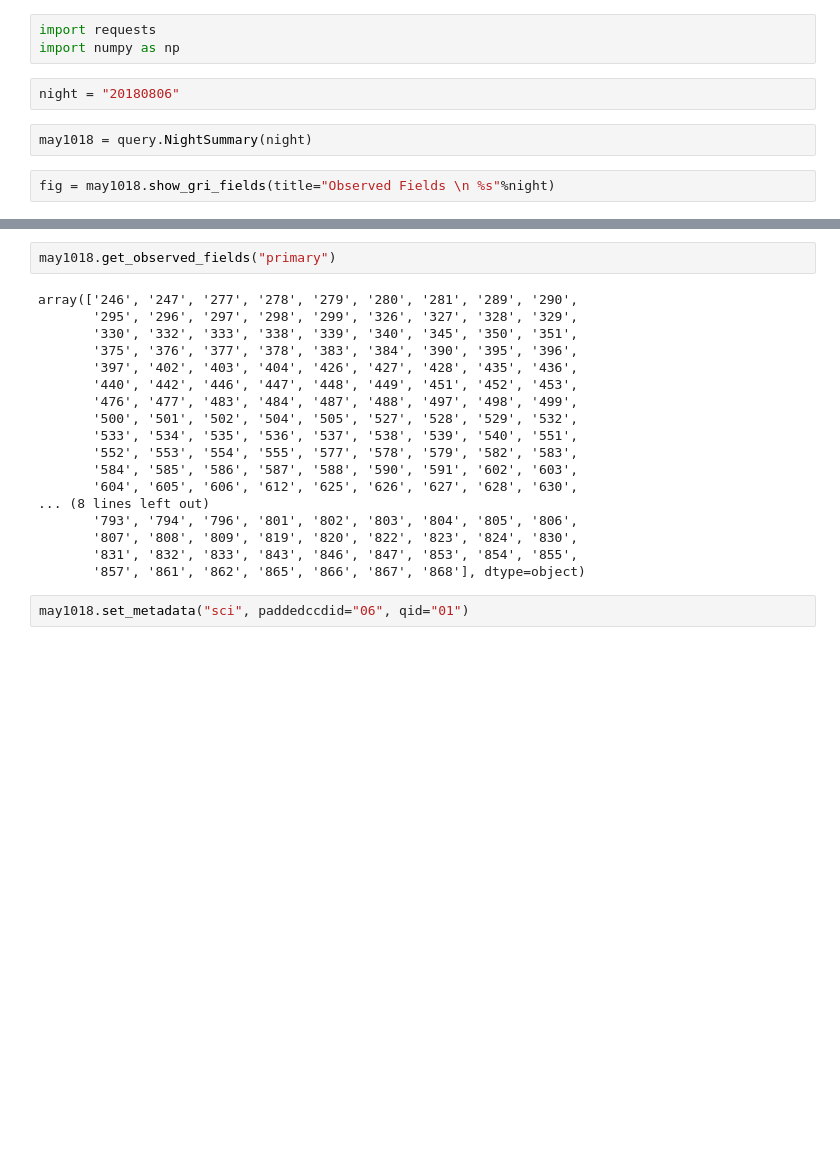
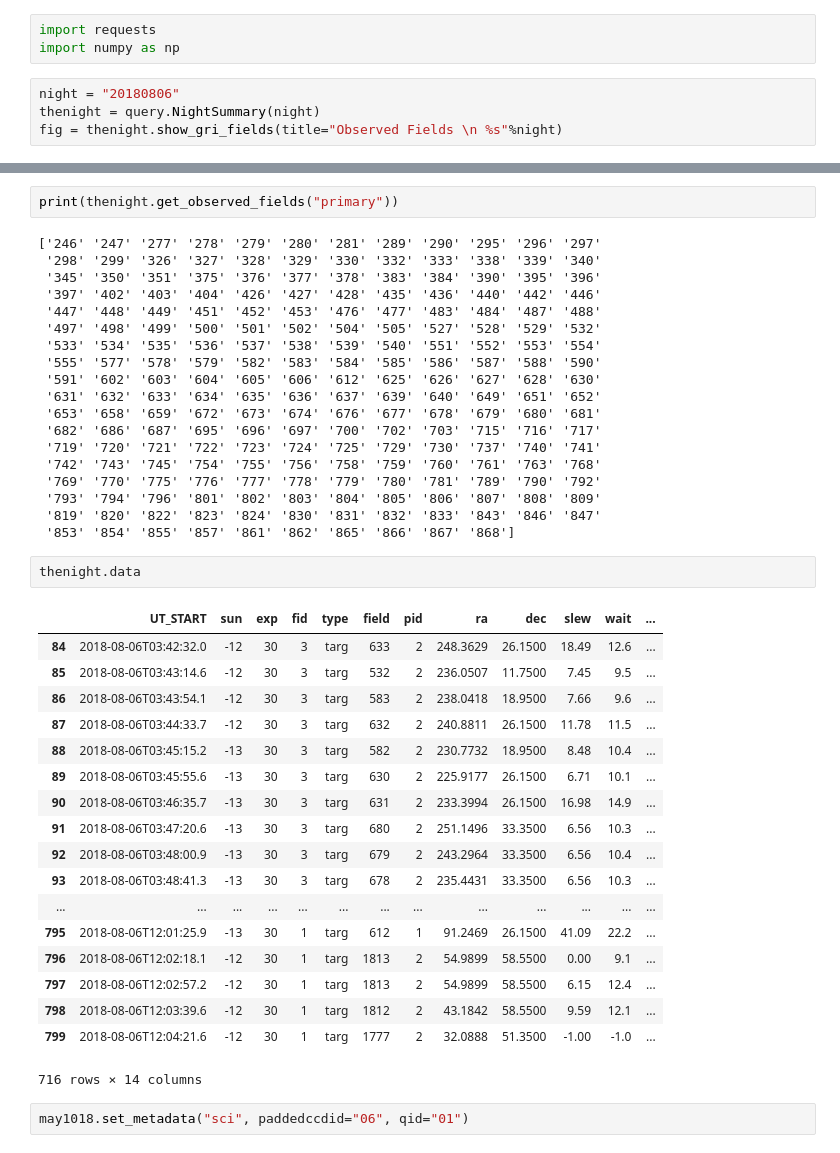
Before and after one commit to MickaelRigault/ztfquery, a Jupyter notebook: notebooks/NightObservation.ipynb, the cells around one changed output, grey strips where cells are left out. Drawn from its saved outputs; the diff is of its cells as text; blank space fills up the shorter version.

```diff
--- a/notebooks/NightObservation.ipynb
+++ b/notebooks/NightObservation.ipynb
@@ -5,35 +5,55 @@ from ztfquery import query
 # %%
 import requests
 import numpy as np
-# %%
-night = "20180806"
-# %%
-may1018 = query.NightSummary(night)
 # %%
-fig = may1018.show_gri_fields(title="Observed Fields \n %s"%night)
+night = "20180806"
+thenight = query.NightSummary(night)
+fig = thenight.show_gri_fields(title="Observed Fields \n %s"%night)
 # %% [output]
 [interactive output not drawn]
 [interactive output not drawn]
 # %%
-may1018.get_observed_fields("primary")
+print(thenight.get_observed_fields("primary"))
 # %% [output]
-array(['246', '247', '277', '278', '279', '280', '281', '289', '290',
-       '295', '296', '297', '298', '299', '326', '327', '328', '329',
-       '330', '332', '333', '338', '339', '340', '345', '350', '351',
-       '375', '376', '377', '378', '383', '384', '390', '395', '396',
-       '397', '402', '403', '404', '426', '427', '428', '435', '436',
-       '440', '442', '446', '447', '448', '449', '451', '452', '453',
-       '476', '477', '483', '484', '487', '488', '497', '498', '499',
-       '500', '501', '502', '504', '505', '527', '528', '529', '532',
-       '533', '534', '535', '536', '537', '538', '539', '540', '551',
-       '552', '553', '554', '555', '577', '578', '579', '582', '583',
-       '584', '585', '586', '587', '588', '590', '591', '602', '603',
-       '604', '605', '606', '612', '625', '626', '627', '628', '630',
-... (8 lines left out)
-       '793', '794', '796', '801', '802', '803', '804', '805', '806',
-       '807', '808', '809', '819', '820', '822', '823', '824', '830',
-       '831', '832', '833', '843', '846', '847', '853', '854', '855',
-       '857', '861', '862', '865', '866', '867', '868'], dtype=object)
+['246' '247' '277' '278' '279' '280' '281' '289' '290' '295' '296' '297'
+ '298' '299' '326' '327' '328' '329' '330' '332' '333' '338' '339' '340'
+ '345' '350' '351' '375' '376' '377' '378' '383' '384' '390' '395' '396'
+ '397' '402' '403' '404' '426' '427' '428' '435' '436' '440' '442' '446'
+ '447' '448' '449' '451' '452' '453' '476' '477' '483' '484' '487' '488'
+ '497' '498' '499' '500' '501' '502' '504' '505' '527' '528' '529' '532'
+ '533' '534' '535' '536' '537' '538' '539' '540' '551' '552' '553' '554'
+ '555' '577' '578' '579' '582' '583' '584' '585' '586' '587' '588' '590'
+ '591' '602' '603' '604' '605' '606' '612' '625' '626' '627' '628' '630'
+ '631' '632' '633' '634' '635' '636' '637' '639' '640' '649' '651' '652'
+ '653' '658' '659' '672' '673' '674' '676' '677' '678' '679' '680' '681'
+ '682' '686' '687' '695' '696' '697' '700' '702' '703' '715' '716' '717'
+ '719' '720' '721' '722' '723' '724' '725' '729' '730' '737' '740' '741'
+ '742' '743' '745' '754' '755' '756' '758' '759' '760' '761' '763' '768'
+ '769' '770' '775' '776' '777' '778' '779' '780' '781' '789' '790' '792'
+ '793' '794' '796' '801' '802' '803' '804' '805' '806' '807' '808' '809'
+ '819' '820' '822' '823' '824' '830' '831' '832' '833' '843' '846' '847'
+ '853' '854' '855' '857' '861' '862' '865' '866' '867' '868']
+# %%
+thenight.data
+# %% [output]
+|  | UT_START | sun | exp | fid | type | field | pid | ra | dec | slew | wait | ... |
+| 84 | 2018-08-06T03:42:32.0 | -12 | 30 | 3 | targ | 633 | 2 | 248.3629 | 26.1500 | 18.49 | 12.6 | ... |
+| 85 | 2018-08-06T03:43:14.6 | -12 | 30 | 3 | targ | 532 | 2 | 236.0507 | 11.7500 | 7.45 | 9.5 | ... |
+| 86 | 2018-08-06T03:43:54.1 | -12 | 30 | 3 | targ | 583 | 2 | 238.0418 | 18.9500 | 7.66 | 9.6 | ... |
+| 87 | 2018-08-06T03:44:33.7 | -12 | 30 | 3 | targ | 632 | 2 | 240.8811 | 26.1500 | 11.78 | 11.5 | ... |
+| 88 | 2018-08-06T03:45:15.2 | -13 | 30 | 3 | targ | 582 | 2 | 230.7732 | 18.9500 | 8.48 | 10.4 | ... |
+| 89 | 2018-08-06T03:45:55.6 | -13 | 30 | 3 | targ | 630 | 2 | 225.9177 | 26.1500 | 6.71 | 10.1 | ... |
+| 90 | 2018-08-06T03:46:35.7 | -13 | 30 | 3 | targ | 631 | 2 | 233.3994 | 26.1500 | 16.98 | 14.9 | ... |
+| 91 | 2018-08-06T03:47:20.6 | -13 | 30 | 3 | targ | 680 | 2 | 251.1496 | 33.3500 | 6.56 | 10.3 | ... |
+| 92 | 2018-08-06T03:48:00.9 | -13 | 30 | 3 | targ | 679 | 2 | 243.2964 | 33.3500 | 6.56 | 10.4 | ... |
+| 93 | 2018-08-06T03:48:41.3 | -13 | 30 | 3 | targ | 678 | 2 | 235.4431 | 33.3500 | 6.56 | 10.3 | ... |
+| ... | ... | ... | ... | ... | ... | ... | ... | ... | ... | ... | ... | ... |
+| 795 | 2018-08-06T12:01:25.9 | -13 | 30 | 1 | targ | 612 | 1 | 91.2469 | 26.1500 | 41.09 | 22.2 | ... |
+| 796 | 2018-08-06T12:02:18.1 | -12 | 30 | 1 | targ | 1813 | 2 | 54.9899 | 58.5500 | 0.00 | 9.1 | ... |
+| 797 | 2018-08-06T12:02:57.2 | -12 | 30 | 1 | targ | 1813 | 2 | 54.9899 | 58.5500 | 6.15 | 12.4 | ... |
+| 798 | 2018-08-06T12:03:39.6 | -12 | 30 | 1 | targ | 1812 | 2 | 43.1842 | 58.5500 | 9.59 | 12.1 | ... |
+| 799 | 2018-08-06T12:04:21.6 | -12 | 30 | 1 | targ | 1777 | 2 | 32.0888 | 51.3500 | -1.00 | -1.0 | ... |
+716 rows × 14 columns
 # %%
 may1018.set_metadata("sci", paddedccdid="06", qid="01")
 # %%
```
Also changed, not shown: 1 other file.
